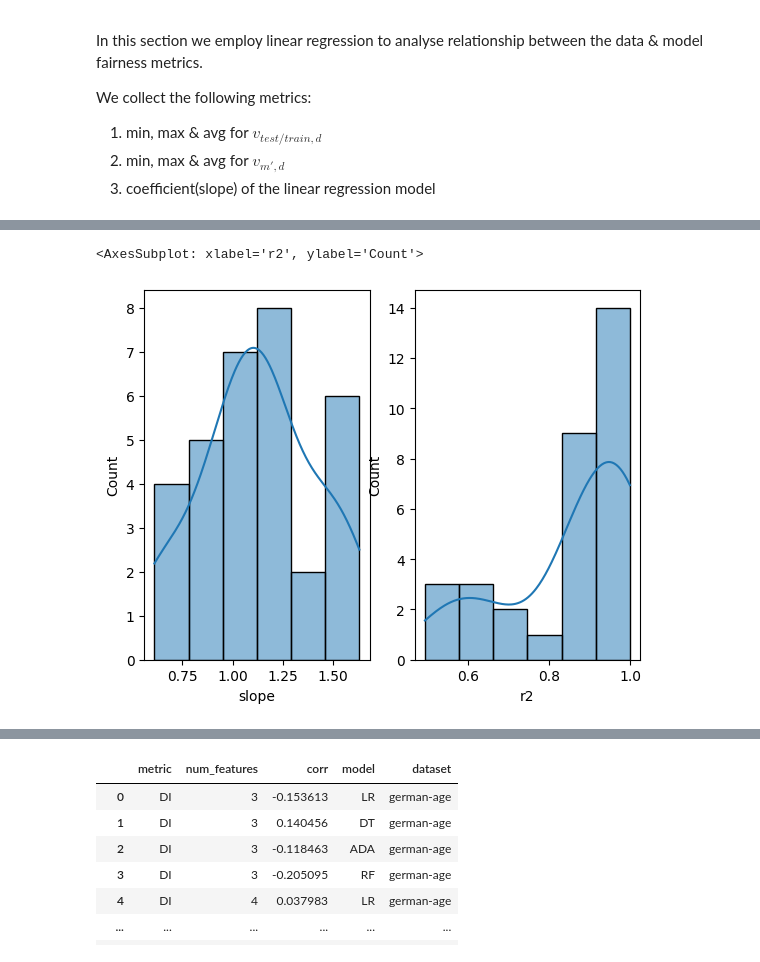
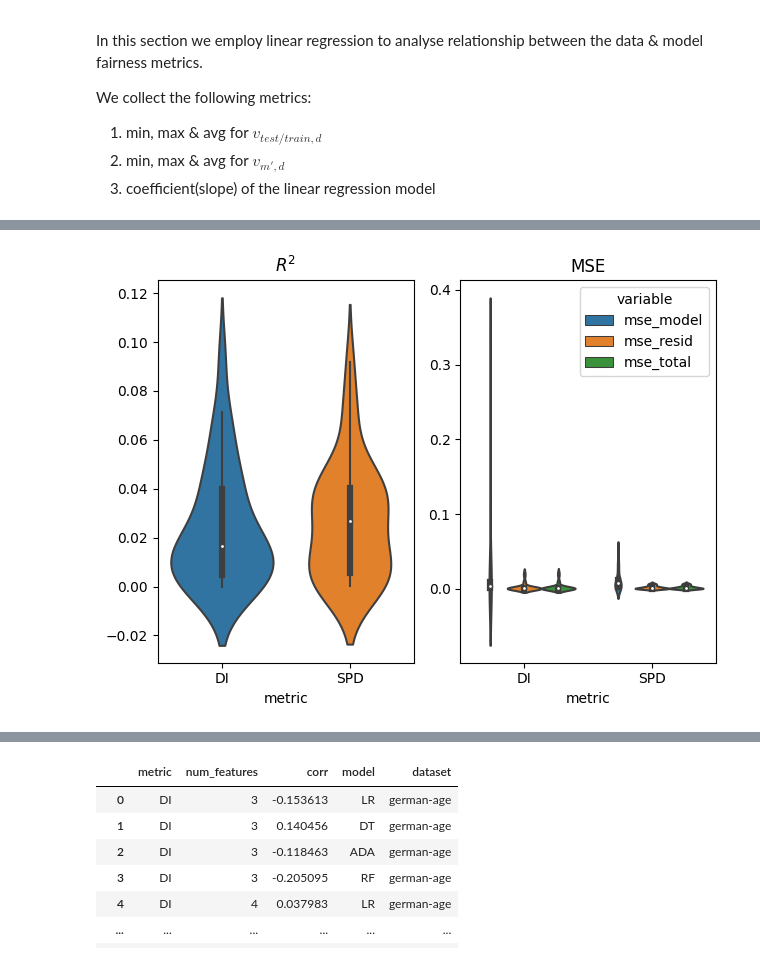
Before and after one commit to arumoy-shome/shome2022qualitative, a Jupyter notebook: docs/exp-feature-sets.ipynb, the cells around one changed output, grey strips where cells are left out. Saved outputs shown, nothing was run; the diff lists cells and outputs as text; code cells hidden in the pictures.

```diff
--- a/docs/exp-feature-sets.ipynb
+++ b/docs/exp-feature-sets.ipynb
@@ -111,15 +112,15 @@ models = data["model"].unique().tolist()
 models.remove("None")
 
 for dataset in datasets:
-    _ = _.loc[
-        (_["dataset"] == dataset) &
-        (_["model"] == "None")
+    _ = data.loc[
+        (data["dataset"] == dataset) &
+        (data["model"] == "None")
     ]
     assert _.shape[0] == len(_["num_features"].unique().tolist())*50
 
-    _ = _.loc[
-        (_["dataset"] == dataset) &
-        (_["model"] == "None")
+    _ = data.loc[
+        (data["dataset"] == dataset) &
+        (data["model"] == "None")
     ]
     assert _.shape[0] == len(_["num_features"].unique().tolist())*50
 
@@ -277,13 +303,11 @@ $$
 # %%
-# test subset | DI
 from scipy.stats import spearmanr
 
 indices = [[
     "DI",
     "SPD",
 ],
-    models]
-
+models]
 corr = pd.DataFrame(columns=datasets, index=pd.MultiIndex.from_product(
     indices, names=["metric", "model"]
 ))
@@ -293,8 +317,7 @@ corr_pvalues = pd.DataFrame(columns=datasets, index=pd.MultiIndex.from_product(
 
 for d in datasets:
     _ = data[
-        (data["dataset"] == d) &
-        (data["subset"] == "test")
+        (data["dataset"] == d)
     ]
     for metric in ["DI", "SPD"]:
         _pivots = []
@@ -550,24 +461,33 @@ reg
 # %%
 fig, axs = plt.subplots(
     nrows=1,
     ncols=2,
 )
 
-ax= axs[0]
-sns.histplot(
+
+ax = axs[0]
+ax.set_title("$R^2$")
+sns.violinplot(
     data=reg,
-    x="slope",
+    y="r2",
+    x="metric",
     ax=ax,
-    kde=True,
 )
+ax.set_ylabel(None)
 
-ax= axs[1]
-sns.histplot(
-    data=reg,
-    x="r2",
+ax = axs[1]
+ax.set_title("MSE")
+_ = reg.loc[:, ["metric", "mse_model", "mse_resid", "mse_total"]]
+_ = _.melt(id_vars=["metric"])
+sns.violinplot(
+    data=_,
+    x="metric",
+    y="value",
+    hue="variable",
     ax=ax,
-    kde=True,
 )
+ax.set_ylabel(None)
+
+fig.tight_layout()
 # %% [output]
-<AxesSubplot: xlabel='r2', ylabel='Count'>
-[figure, old version]
+[figure, new version]
```
Also changed, not shown: parts of 26 cells of this notebook, 1 other file.
